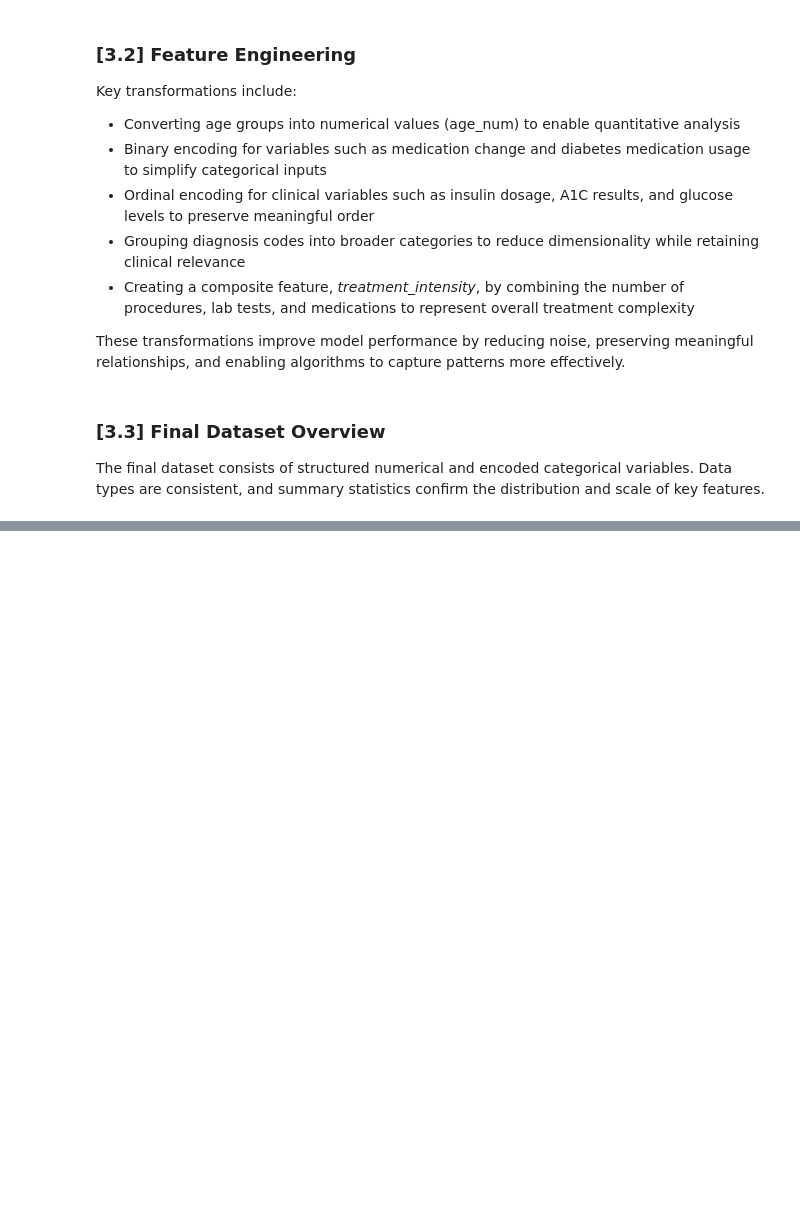
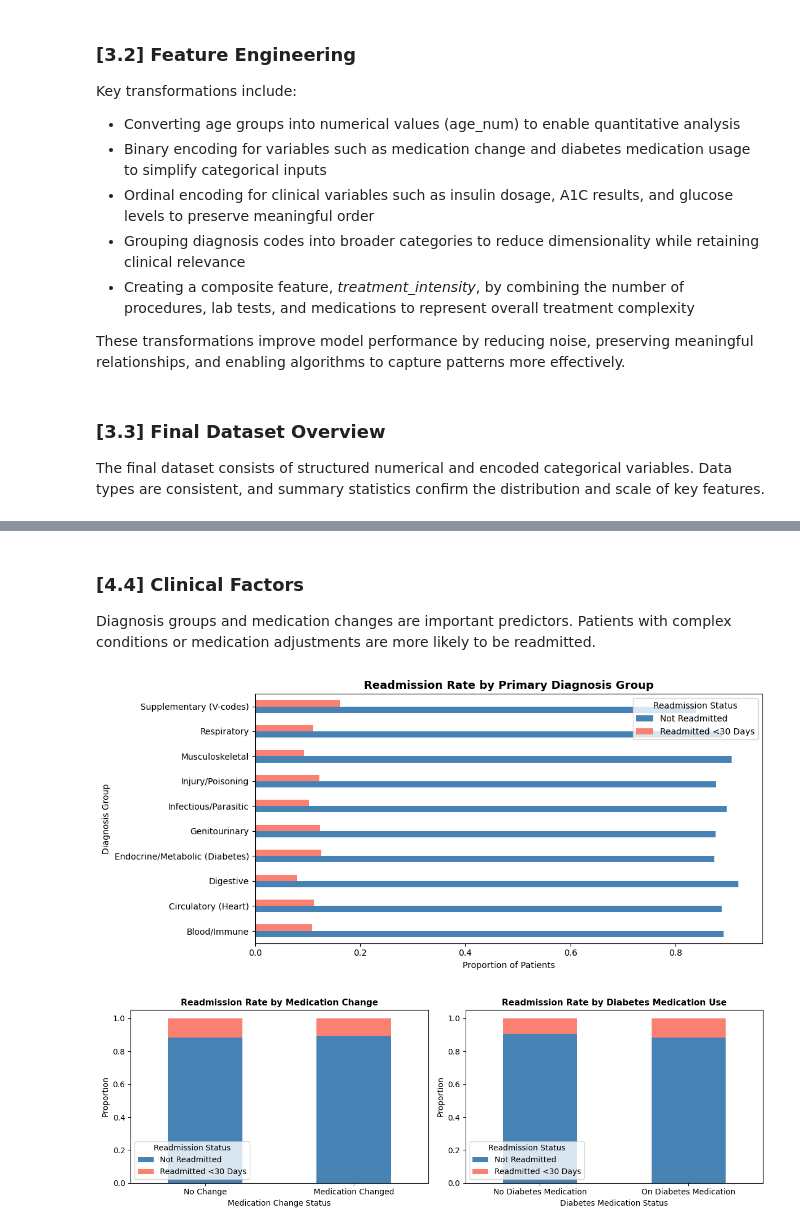
Before and after one commit to purnimamarasinghe2005-lgtm/BI-and-Data-Mining, a Jupyter notebook: Final_Business_Intelligence_and_Data_Mining_1_4_2026.ipynb, the cells around one changed output, grey strips where cells are left out. Drawn from its saved outputs; the diff is of its cells as text; code cells hidden in the pictures; blank space fills up the shorter version.

```diff
--- a/Final_Business_Intelligence_and_Data_Mining_1_4_2026.ipynb
+++ b/Final_Business_Intelligence_and_Data_Mining_1_4_2026.ipynb
@@ -164,0 +298,61 @@ memory usage: 41.2+ MB
+# %% [markdown]
+### [4.4] Clinical Factors
+Diagnosis groups and medication changes are important predictors. Patients with complex conditions or medication adjustments are more likely to be readmitted.
+# %%
+# [4.4] Clinical Factors vs Readmission
+
+
+diag_label_map = {
+    "2": "Endocrine/Metabolic (Diabetes)",
+    "4": "Circulatory (Heart)",
+    "5": "Respiratory",
+    "7": "Musculoskeletal",
+    "8": "Genitourinary",
+    "1": "Infectious/Parasitic",
+    "3": "Blood/Immune",
+    "6": "Digestive",
+    "9": "Injury/Poisoning",
+    "V": "Supplementary (V-codes)",
+    "E": "External Causes (E-codes)"
+}
+
+top_diag = df["diag_1_group"].value_counts().head(10).index
+df_diag = df[df["diag_1_group"].isin(top_diag)].copy()
+df_diag["diag_label"] = df_diag["diag_1_group"].map(diag_label_map).fillna(df_diag["diag_1_group"])
+
+diag_tab = pd.crosstab(df_diag["diag_label"], df_diag["readmitted_binary"], normalize="index")
+diag_tab.columns = ["Not Readmitted", "Readmitted <30 Days"]
+diag_tab.plot(kind="barh", figsize=(11, 5), color=["steelblue", "salmon"])
+plt.title("Readmission Rate by Primary Diagnosis Group", fontsize=13, fontweight="bold")
+plt.xlabel("Proportion of Patients")
+plt.ylabel("Diagnosis Group")
+plt.legend(title="Readmission Status")
+plt.tight_layout()
+plt.show()
+
+# Medication change and diabetes medication side by side
+fig, axes = plt.subplots(1, 2, figsize=(12, 4))
+
+med_change = pd.crosstab(df["change"], df["readmitted_binary"], normalize="index")
+med_change.columns = ["Not Readmitted", "Readmitted <30 Days"]
+med_change.index = ["No Change", "Medication Changed"]
+med_change.plot(kind="bar", stacked=True, ax=axes[0], color=["steelblue", "salmon"], rot=0)
+axes[0].set_title("Readmission Rate by Medication Change", fontsize=11, fontweight="bold")
+axes[0].set_xlabel("Medication Change Status")
+axes[0].set_ylabel("Proportion")
+axes[0].legend(title="Readmission Status")
+
+diab_med = pd.crosstab(df["diabetesMed"], df["readmitted_binary"], normalize="index")
+diab_med.columns = ["Not Readmitted", "Readmitted <30 Days"]
+diab_med.index = ["No Diabetes Medication", "On Diabetes Medication"]
+diab_med.plot(kind="bar", stacked=True, ax=axes[1], color=["steelblue", "salmon"], rot=0)
+axes[1].set_title("Readmission Rate by Diabetes Medication Use", fontsize=11, fontweight="bold")
+axes[1].set_xlabel("Diabetes Medication Status")
+axes[1].set_ylabel("Proportion")
+axes[1].legend(title="Readmission Status")
+
+plt.tight_layout()
+plt.show()
+# %% [output]
+[figure, added]
+[figure, added]
```
Also changed, not shown: parts of 26 cells of this notebook.
